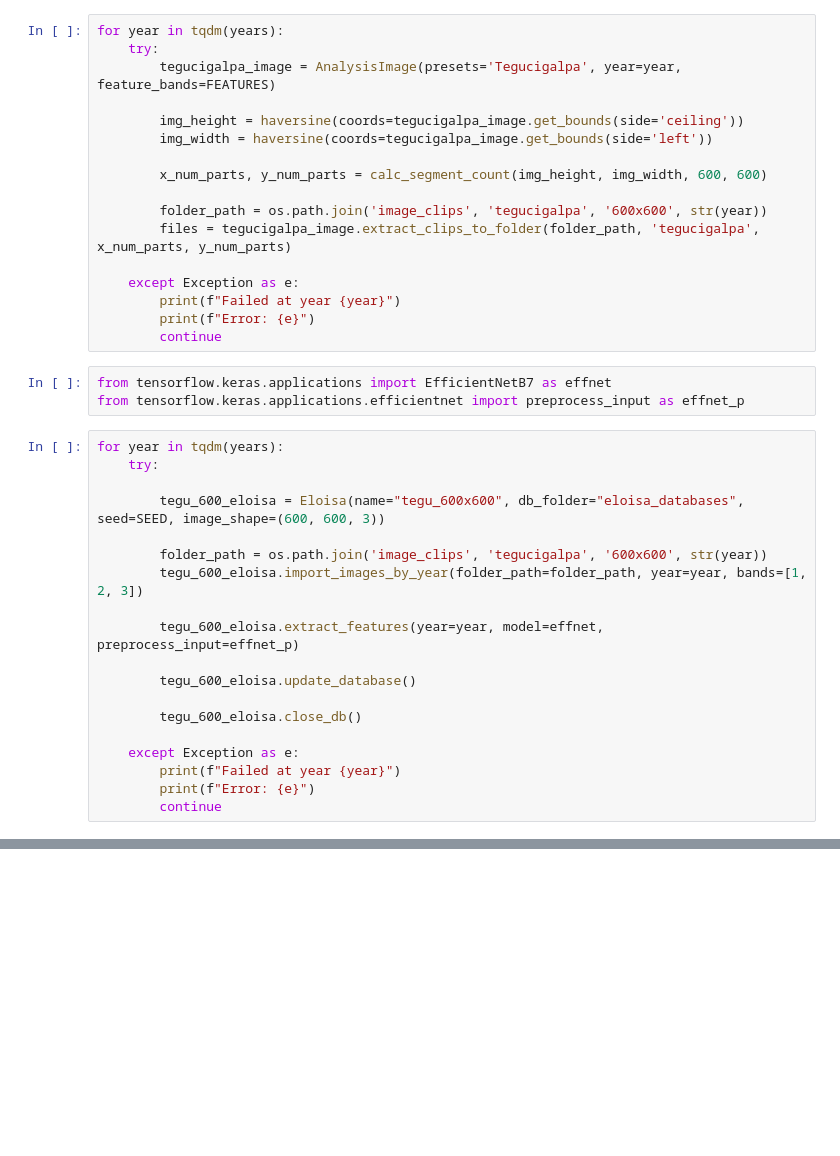
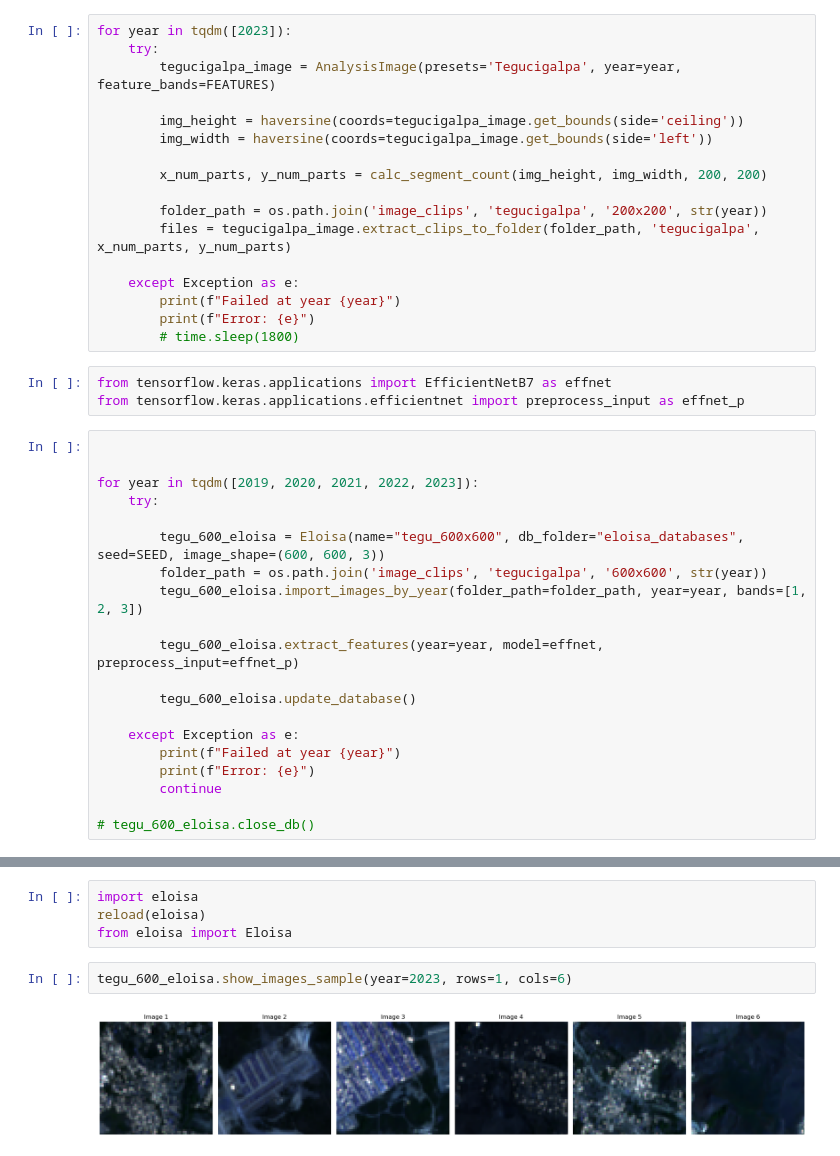
Before and after one commit to JuanesLamilla/TemporalClusterNet, a Jupyter notebook: load_and_save.ipynb, the cells around one changed output, grey strips where cells are left out. Drawn from its saved outputs; the diff is of its cells as text; blank space fills up the shorter version.

```diff
--- a/load_and_save.ipynb
+++ b/load_and_save.ipynb
@@ -70,29 +72,30 @@ years = [2018, 2019, 2020, 2021, 2022, 2023]
 # %%
-for year in tqdm(years):
+for year in tqdm([2023]):
     try:
         tegucigalpa_image = AnalysisImage(presets='Tegucigalpa', year=year, feature_bands=FEATURES)
 
         img_height = haversine(coords=tegucigalpa_image.get_bounds(side='ceiling'))
         img_width = haversine(coords=tegucigalpa_image.get_bounds(side='left'))
 
-        x_num_parts, y_num_parts = calc_segment_count(img_height, img_width, 600, 600)
+        x_num_parts, y_num_parts = calc_segment_count(img_height, img_width, 200, 200)
 
-        folder_path = os.path.join('image_clips', 'tegucigalpa', '600x600', str(year))
+        folder_path = os.path.join('image_clips', 'tegucigalpa', '200x200', str(year))
         files = tegucigalpa_image.extract_clips_to_folder(folder_path, 'tegucigalpa', x_num_parts, y_num_parts)
 
     except Exception as e:
         print(f"Failed at year {year}")
         print(f"Error: {e}")
-        continue
+        # time.sleep(1800)
 # %%
 from tensorflow.keras.applications import EfficientNetB7 as effnet
 from tensorflow.keras.applications.efficientnet import preprocess_input as effnet_p
 # %%
-for year in tqdm(years):
+
+
+for year in tqdm([2019, 2020, 2021, 2022, 2023]):
     try:
 
         tegu_600_eloisa = Eloisa(name="tegu_600x600", db_folder="eloisa_databases", seed=SEED, image_shape=(600, 600, 3))
-
         folder_path = os.path.join('image_clips', 'tegucigalpa', '600x600', str(year))
         tegu_600_eloisa.import_images_by_year(folder_path=folder_path, year=year, bands=[1, 2, 3])
 
@@ -100,9 +103,9 @@ for year in tqdm(years):
 
         tegu_600_eloisa.update_database()
 
-        tegu_600_eloisa.close_db()
-
     except Exception as e:
         print(f"Failed at year {year}")
         print(f"Error: {e}")
         continue
+
+# tegu_600_eloisa.close_db()
@@ -108,0 +119,8 @@ for year in tqdm(years):
+# %%
+import eloisa
+reload(eloisa)
+from eloisa import Eloisa
+# %%
+tegu_600_eloisa.show_images_sample(year=2023, rows=1, cols=6)
+# %% [output]
+[figure, added]
```
Also changed, not shown: parts of 3 cells of this notebook, 2 other files.
